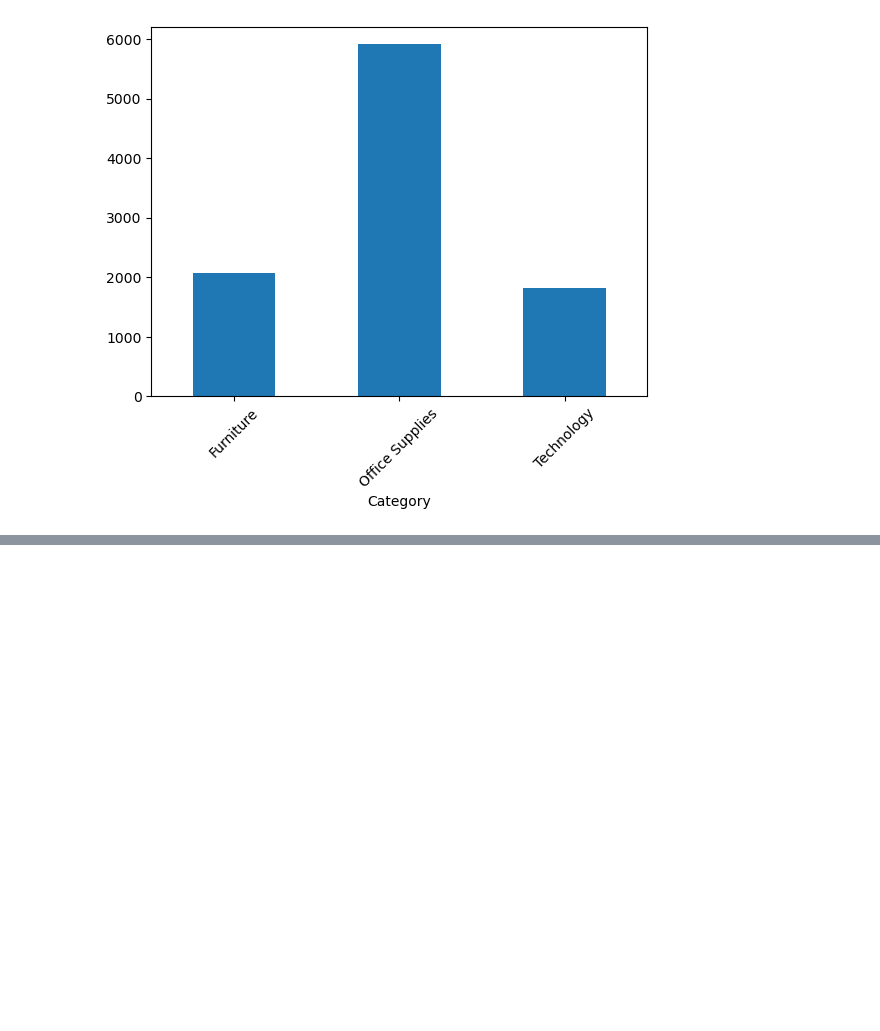
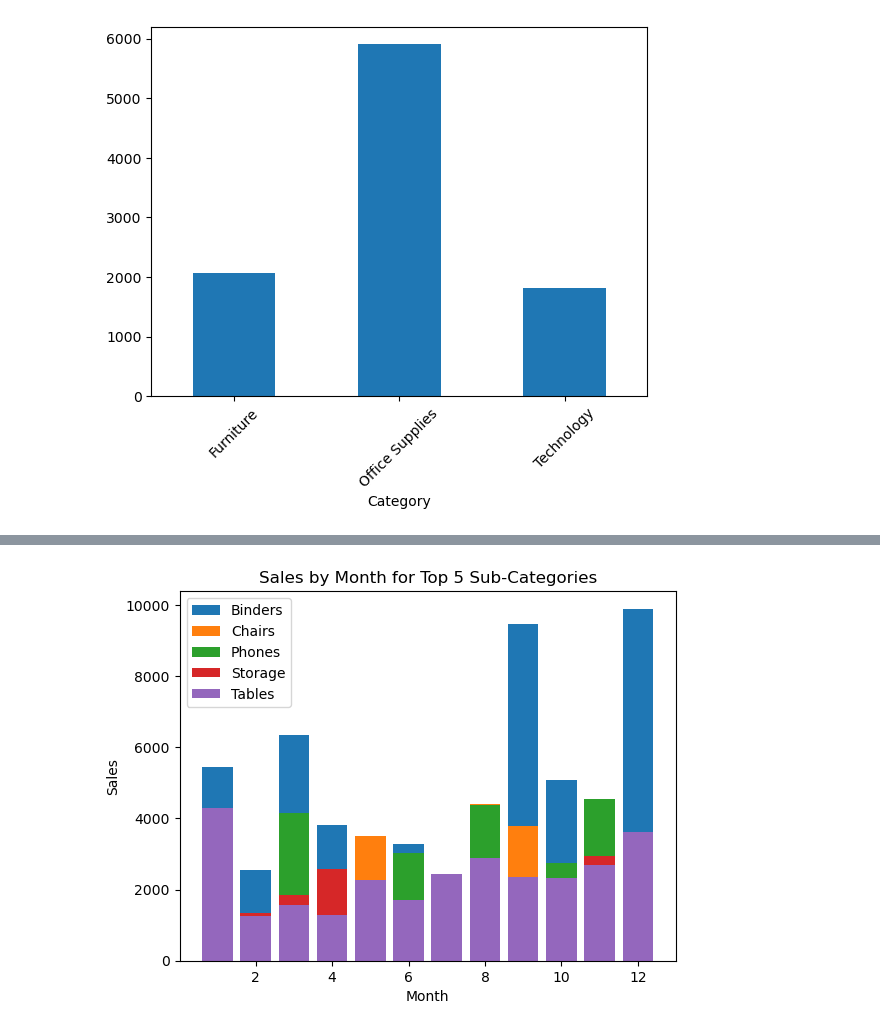
Before and after one commit to Czoperda/project-1, a Jupyter notebook: Sales Data-David.ipynb, the cells around one changed output, grey strips where cells are left out. Drawn from its saved outputs; the diff is of its cells as text; code cells hidden in the pictures; blank space fills up the shorter version.

```diff
--- a/Sales Data-David.ipynb
+++ b/Sales Data-David.ipynb
@@ -146,0 +164,16 @@ plt.show()
+# %%
+# Look into Other categories
+sub_categories = ["Phones", "Chairs", "Storage", "Tables", "Binders"]
+filtered_sales = sales_df[sales_df["Sub-Category"].isin(sub_categories)]
+grouped_data = filtered_sales.groupby("Sub-Category")
+
+for name, group in grouped_data:
+    plt.bar(group["Month"], group["Sales"], label=name)
+
+plt.title("Sales by Month for Top 5 Sub-Categories")
+plt.xlabel("Month")
+plt.ylabel("Sales")
+plt.legend()
+plt.show()
+# %% [output]
+[figure, added]
```
Also changed, not shown: parts of 7 cells of this notebook.
